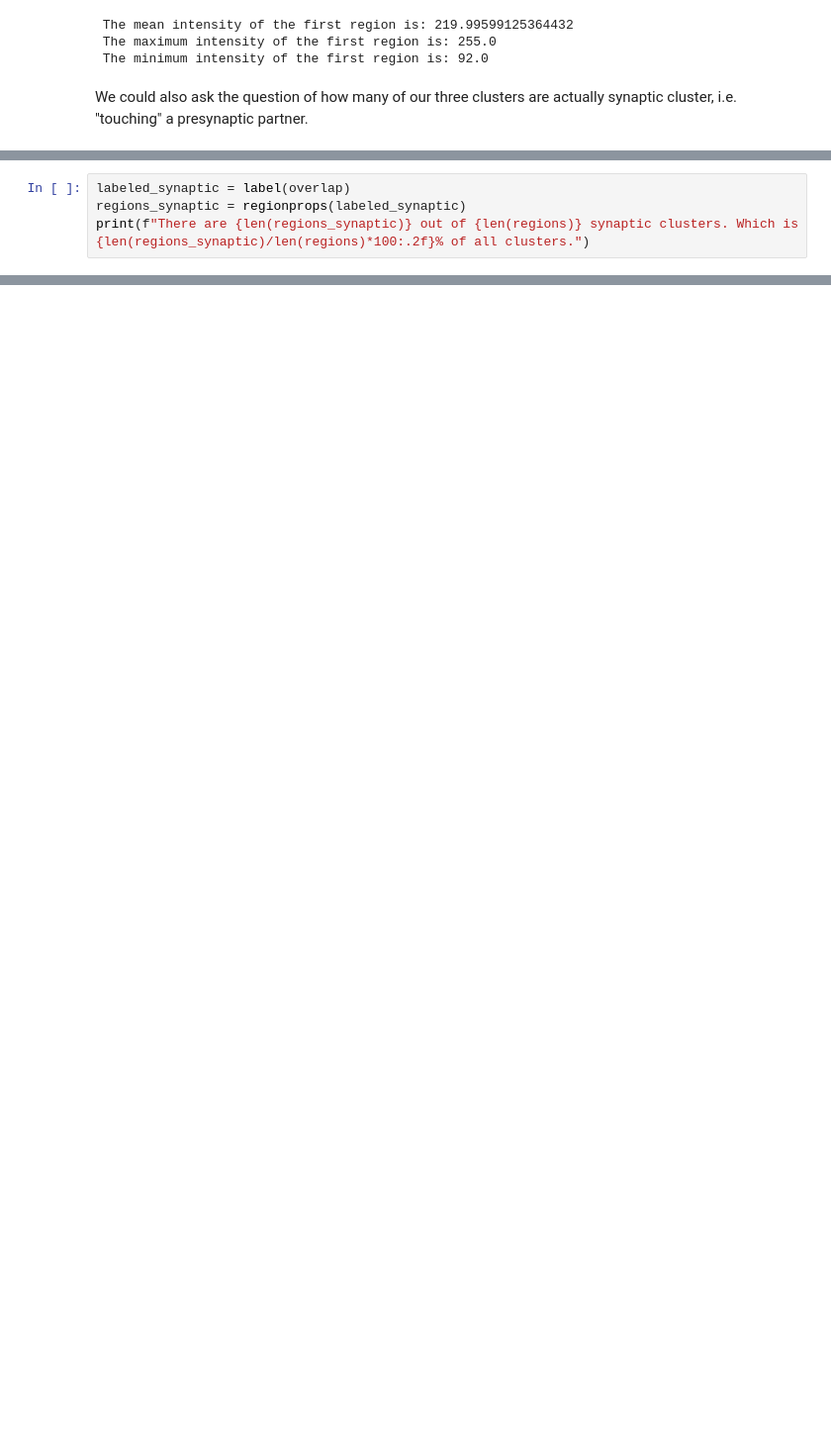
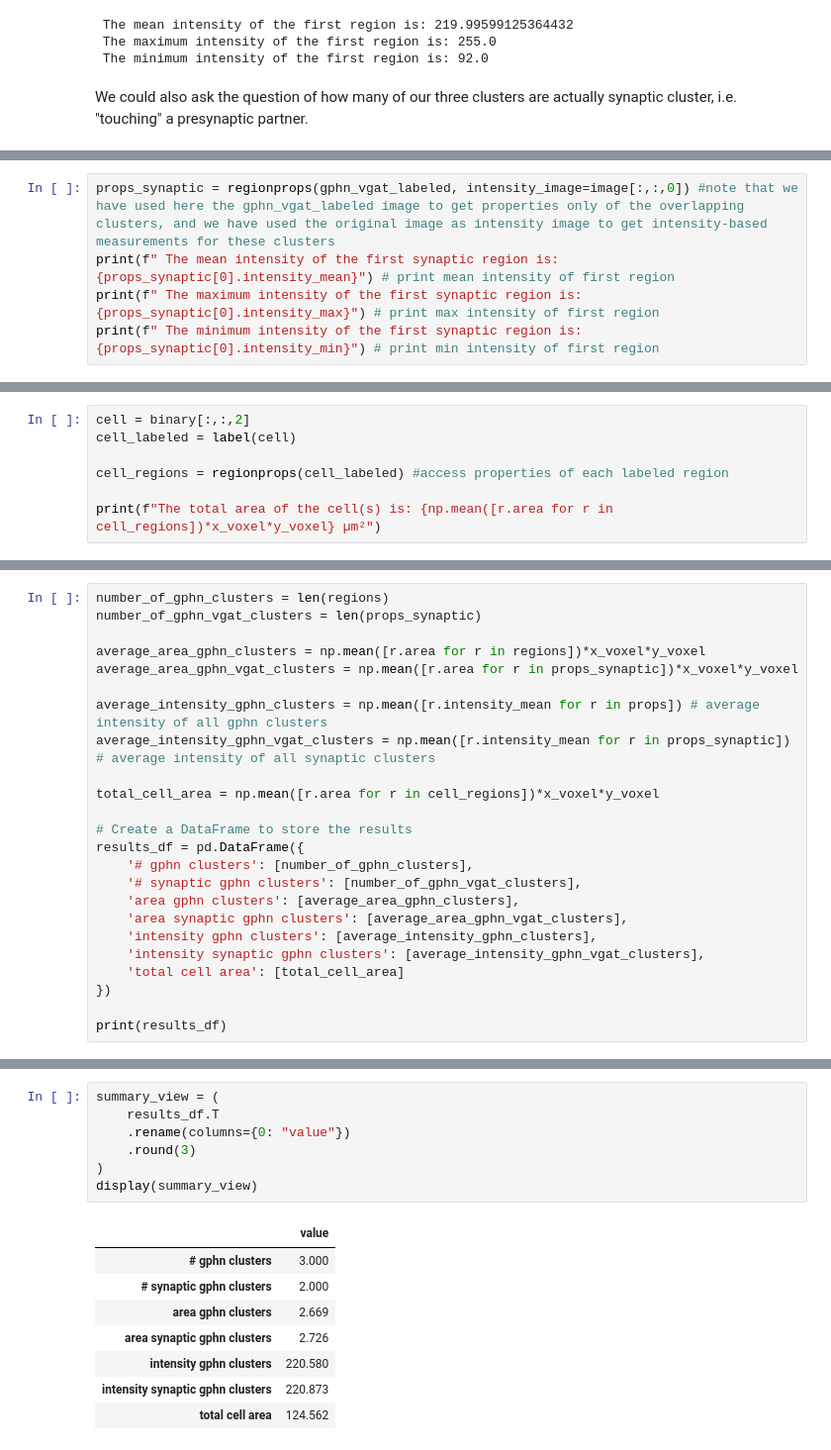
Before and after one commit to FilLieb/NBCimageAnalysis, a Jupyter notebook: learning/10_quantify_thing_in_images.ipynb, the cells around one changed output, grey strips where cells are left out. Shown at 99% size. Drawn from its saved outputs; the diff is of its cells as text; blank space fills up the shorter version.

```diff
--- a/learning/10_quantify_thing_in_images.ipynb
+++ b/learning/10_quantify_thing_in_images.ipynb
@@ -201,5 +217,6 @@ Same as before, we can label this image and count the length....
 # %%
-labeled_synaptic = label(overlap)
-regions_synaptic = regionprops(labeled_synaptic)
-print(f"There are {len(regions_synaptic)} out of {len(regions)} synaptic clusters. Which is {len(regions_synaptic)/len(regions)*100:.2f}% of all clusters.")
+props_synaptic = regionprops(gphn_vgat_labeled, intensity_image=image[:,:,0]) #note that we have used here the gphn_vgat_labeled image to get properties only of the overlapping clusters, and we have used the original image as intensity image to get intensity-based measurements for these clusters
+print(f" The mean intensity of the first synaptic region is: {props_synaptic[0].intensity_mean}") # print mean intensity of first region
+print(f" The maximum intensity of the first synaptic region is: {props_synaptic[0].intensity_max}") # print max intensity of first region
+print(f" The minimum intensity of the first synaptic region is: {props_synaptic[0].intensity_min}") # print min intensity of first region
 # %% [output]
@@ -254,0 +228,7 @@ for root, dirs, files in os.walk(image_folder):
+# %%
+cell = binary[:,:,2]
+cell_labeled = label(cell)
+
+cell_regions = regionprops(cell_labeled) #access properties of each labeled region
+
+print(f"The total area of the cell(s) is: {np.mean([r.area for r in cell_regions])*x_voxel*y_voxel} µm²")
@@ -254,0 +239,24 @@ for root, dirs, files in os.walk(image_folder):
+# %%
+number_of_gphn_clusters = len(regions)
+number_of_gphn_vgat_clusters = len(props_synaptic)
+
+average_area_gphn_clusters = np.mean([r.area for r in regions])*x_voxel*y_voxel
+average_area_gphn_vgat_clusters = np.mean([r.area for r in props_synaptic])*x_voxel*y_voxel
+
+average_intensity_gphn_clusters = np.mean([r.intensity_mean for r in props]) # average intensity of all gphn clusters
+average_intensity_gphn_vgat_clusters = np.mean([r.intensity_mean for r in props_synaptic]) # average intensity of all synaptic clusters
+
+total_cell_area = np.mean([r.area for r in cell_regions])*x_voxel*y_voxel
+
+# Create a DataFrame to store the results
+results_df = pd.DataFrame({
+    '# gphn clusters': [number_of_gphn_clusters],
+    '# synaptic gphn clusters': [number_of_gphn_vgat_clusters],
+    'area gphn clusters': [average_area_gphn_clusters],
+    'area synaptic gphn clusters': [average_area_gphn_vgat_clusters],
+    'intensity gphn clusters': [average_intensity_gphn_clusters],
+    'intensity synaptic gphn clusters': [average_intensity_gphn_vgat_clusters],
+    'total cell area': [total_cell_area]
+})
+
+print(results_df)
@@ -254,0 +272,16 @@ for root, dirs, files in os.walk(image_folder):
+# %%
+summary_view = (
+    results_df.T
+    .rename(columns={0: "value"})
+    .round(3)
+)
+display(summary_view)
+# %% [output]
+|  | value |
+| # gphn clusters | 3.000 |
+| # synaptic gphn clusters | 2.000 |
+| area gphn clusters | 2.669 |
+| area synaptic gphn clusters | 2.726 |
+| intensity gphn clusters | 220.580 |
+| intensity synaptic gphn clusters | 220.873 |
+| total cell area | 124.562 |
```
Also changed, not shown: parts of 17 cells of this notebook, 1 other file.
